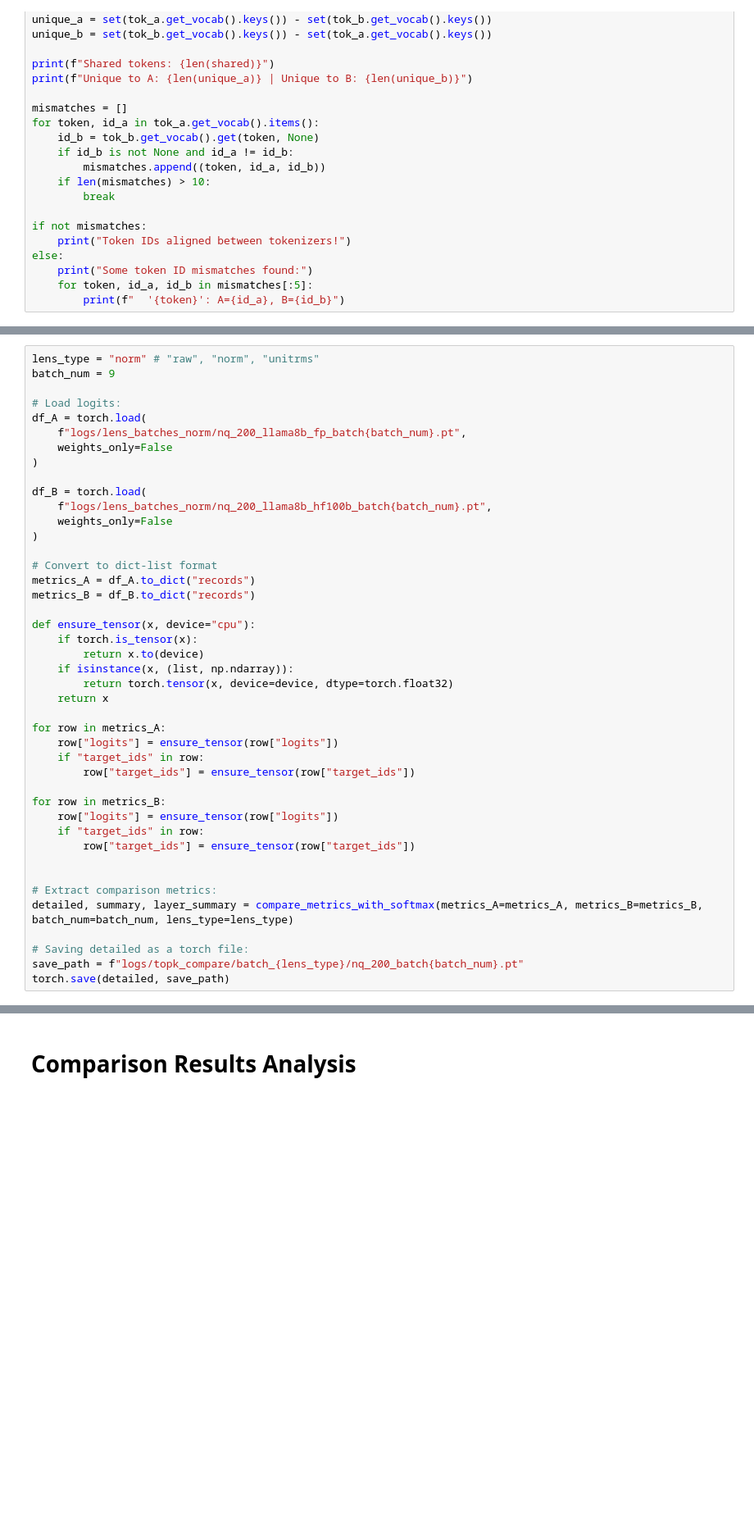
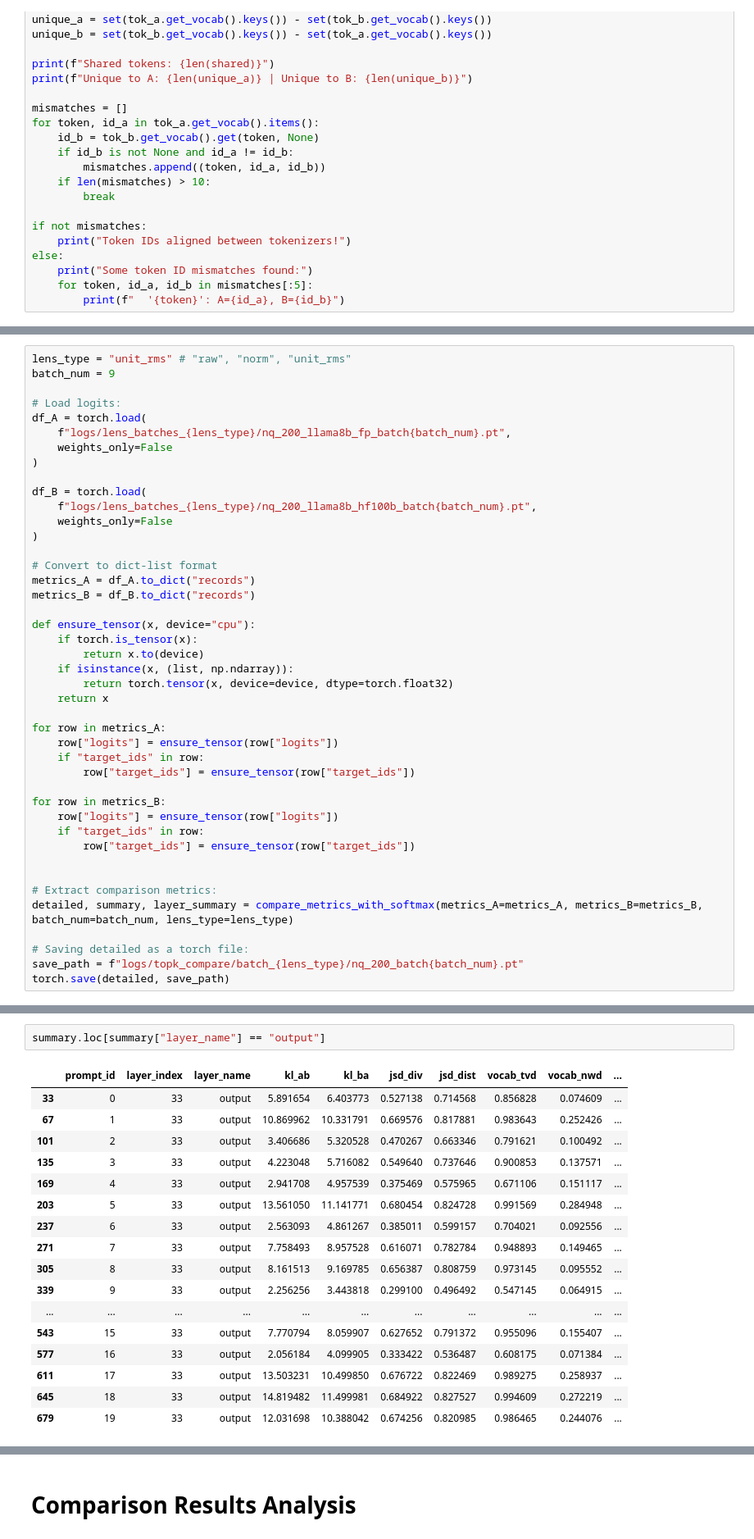
Before and after one commit to AnnemetteBP/LogitDiffLens, a Jupyter notebook: llama_logit_lens.ipynb, the cells around one changed output, grey strips where cells are left out. Shown: that part at 82% size. Cells and saved outputs as stored; diff of their text form; blank space fills up the shorter version.

```diff
--- a/llama_logit_lens.ipynb
+++ b/llama_logit_lens.ipynb
@@ -771,17 +783,17 @@ def compare_metrics_with_softmax(
 
     return detailed, summary, layer_summary
 # %%
-lens_type = "norm" # "raw", "norm", "unitrms"
+lens_type = "unit_rms" # "raw", "norm", "unit_rms"
 batch_num = 9
 
 # Load logits:
 df_A = torch.load(
-    f"logs/lens_batches_norm/nq_200_llama8b_fp_batch{batch_num}.pt",
+    f"logs/lens_batches_{lens_type}/nq_200_llama8b_fp_batch{batch_num}.pt",
     weights_only=False
 )
 
 df_B = torch.load(
-    f"logs/lens_batches_norm/nq_200_llama8b_hf100b_batch{batch_num}.pt",
+    f"logs/lens_batches_{lens_type}/nq_200_llama8b_hf100b_batch{batch_num}.pt",
     weights_only=False
 )
 
@@ -815,0 +840,20 @@ torch.save(detailed, save_path)
+# %%
+summary.loc[summary["layer_name"] == "output"]
+# %% [output]
+|  | prompt_id | layer_index | layer_name | kl_ab | kl_ba | jsd_div | jsd_dist | vocab_tvd | vocab_nwd | ... |
+| 33 | 0 | 33 | output | 5.891654 | 6.403773 | 0.527138 | 0.714568 | 0.856828 | 0.074609 | ... |
+| 67 | 1 | 33 | output | 10.869962 | 10.331791 | 0.669576 | 0.817881 | 0.983643 | 0.252426 | ... |
+| 101 | 2 | 33 | output | 3.406686 | 5.320528 | 0.470267 | 0.663346 | 0.791621 | 0.100492 | ... |
+| 135 | 3 | 33 | output | 4.223048 | 5.716082 | 0.549640 | 0.737646 | 0.900853 | 0.137571 | ... |
+| 169 | 4 | 33 | output | 2.941708 | 4.957539 | 0.375469 | 0.575965 | 0.671106 | 0.151117 | ... |
+| 203 | 5 | 33 | output | 13.561050 | 11.141771 | 0.680454 | 0.824728 | 0.991569 | 0.284948 | ... |
+| 237 | 6 | 33 | output | 2.563093 | 4.861267 | 0.385011 | 0.599157 | 0.704021 | 0.092556 | ... |
+| 271 | 7 | 33 | output | 7.758493 | 8.957528 | 0.616071 | 0.782784 | 0.948893 | 0.149465 | ... |
+| 305 | 8 | 33 | output | 8.161513 | 9.169785 | 0.656387 | 0.808759 | 0.973145 | 0.095552 | ... |
+| 339 | 9 | 33 | output | 2.256256 | 3.443818 | 0.299100 | 0.496492 | 0.547145 | 0.064915 | ... |
+| ... | ... | ... | ... | ... | ... | ... | ... | ... | ... | ... |
+| 543 | 15 | 33 | output | 7.770794 | 8.059907 | 0.627652 | 0.791372 | 0.955096 | 0.155407 | ... |
+| 577 | 16 | 33 | output | 2.056184 | 4.099905 | 0.333422 | 0.536487 | 0.608175 | 0.071384 | ... |
+| 611 | 17 | 33 | output | 13.503231 | 10.499850 | 0.676722 | 0.822469 | 0.989275 | 0.258937 | ... |
+| 645 | 18 | 33 | output | 14.819482 | 11.499981 | 0.684922 | 0.827527 | 0.994609 | 0.272219 | ... |
+| 679 | 19 | 33 | output | 12.031698 | 10.388042 | 0.674256 | 0.820985 | 0.986465 | 0.244076 | ... |
```
Also changed, not shown: parts of 46 cells of this notebook, 1 other file.
